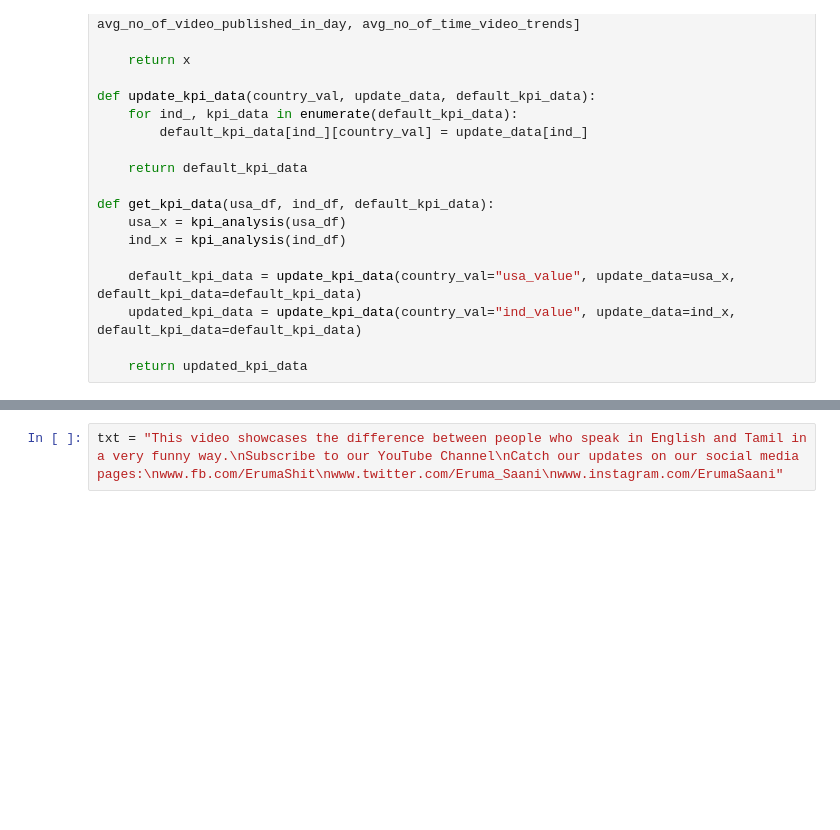
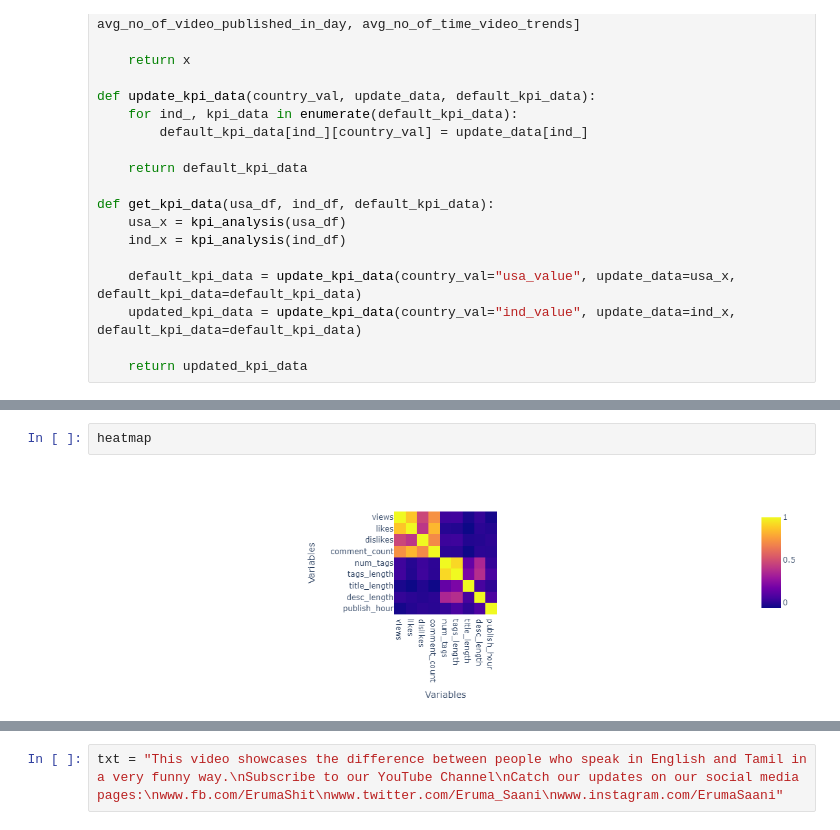
Before and after one commit to instigateideas/youtube_analytics, a Jupyter notebook: EDA.ipynb, the cells around one changed output, grey strips where cells are left out. Cells and saved outputs as stored; diff of their text form; blank space fills up the shorter version.

```diff
--- a/EDA.ipynb
+++ b/EDA.ipynb
@@ -89,0 +387,4 @@ import re
+# %%
+heatmap
+# %% [output]
+[figure, added]
```
Also changed, not shown: parts of 45 cells of this notebook, 36 other files.
